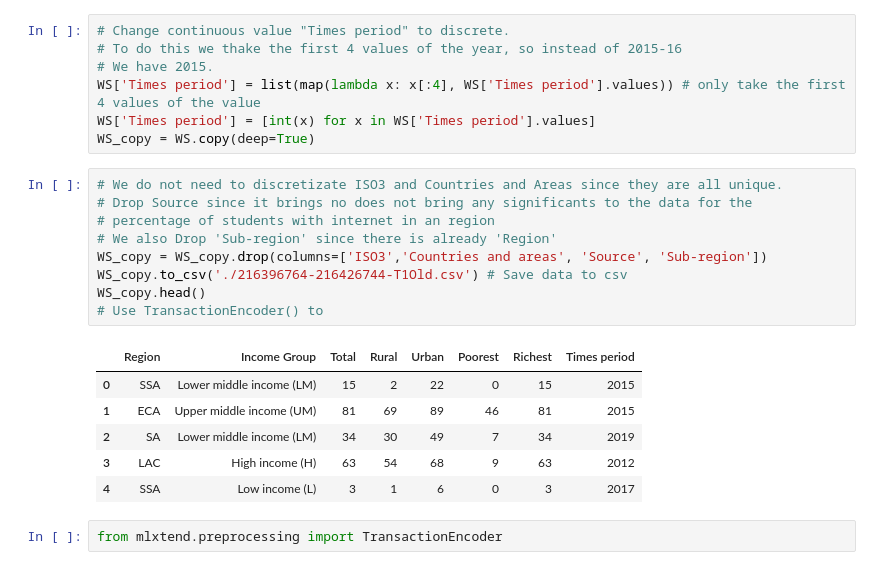
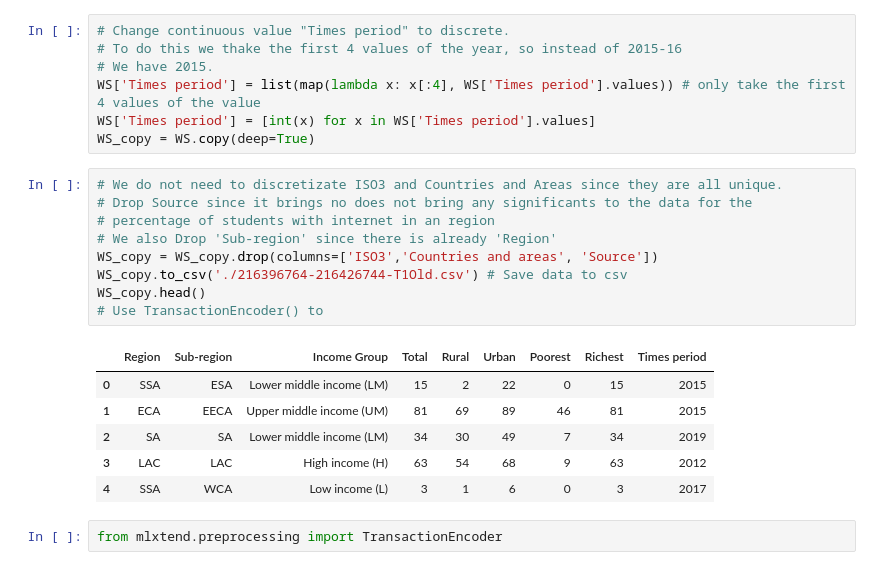
Before and after one commit to Jeffkw213/EECS4412, a Jupyter notebook: phase3/Part_3.ipynb, the cells around one changed output. Saved outputs shown, nothing was run; the diff lists cells and outputs as text.

```diff
--- a/phase3/Part_3.ipynb
+++ b/phase3/Part_3.ipynb
@@ -49,19 +49,19 @@ WS_copy = WS.copy(deep=True)
 # %%
 # We do not need to discretizate ISO3 and Countries and Areas since they are all unique.
 # Drop Source since it brings no does not bring any significants to the data for the
 # percentage of students with internet in an region
 # We also Drop 'Sub-region' since there is already 'Region'
-WS_copy = WS_copy.drop(columns=['ISO3','Countries and areas', 'Source', 'Sub-region'])
+WS_copy = WS_copy.drop(columns=['ISO3','Countries and areas', 'Source'])
 WS_copy.to_csv('./216396764-216426744-T1Old.csv') # Save data to csv
 WS_copy.head()
 # Use TransactionEncoder() to
 # %% [output]
-|  | Region | Income Group | Total | Rural | Urban | Poorest | Richest | Times period |
-| 0 | SSA | Lower middle income (LM) | 15 | 2 | 22 | 0 | 15 | 2015 |
-| 1 | ECA | Upper middle income (UM) | 81 | 69 | 89 | 46 | 81 | 2015 |
-| 2 | SA | Lower middle income (LM) | 34 | 30 | 49 | 7 | 34 | 2019 |
-| 3 | LAC | High income (H) | 63 | 54 | 68 | 9 | 63 | 2012 |
-| 4 | SSA | Low income (L) | 3 | 1 | 6 | 0 | 3 | 2017 |
+|  | Region | Sub-region | Income Group | Total | Rural | Urban | Poorest | Richest | Times period |
+| 0 | SSA | ESA | Lower middle income (LM) | 15 | 2 | 22 | 0 | 15 | 2015 |
+| 1 | ECA | EECA | Upper middle income (UM) | 81 | 69 | 89 | 46 | 81 | 2015 |
+| 2 | SA | SA | Lower middle income (LM) | 34 | 30 | 49 | 7 | 34 | 2019 |
+| 3 | LAC | LAC | High income (H) | 63 | 54 | 68 | 9 | 63 | 2012 |
+| 4 | SSA | WCA | Low income (L) | 3 | 1 | 6 | 0 | 3 | 2017 |
 # %%
 from mlxtend.preprocessing import TransactionEncoder
 # %%
```
Also changed, not shown: parts of 24 cells of this notebook, 9 other files.
